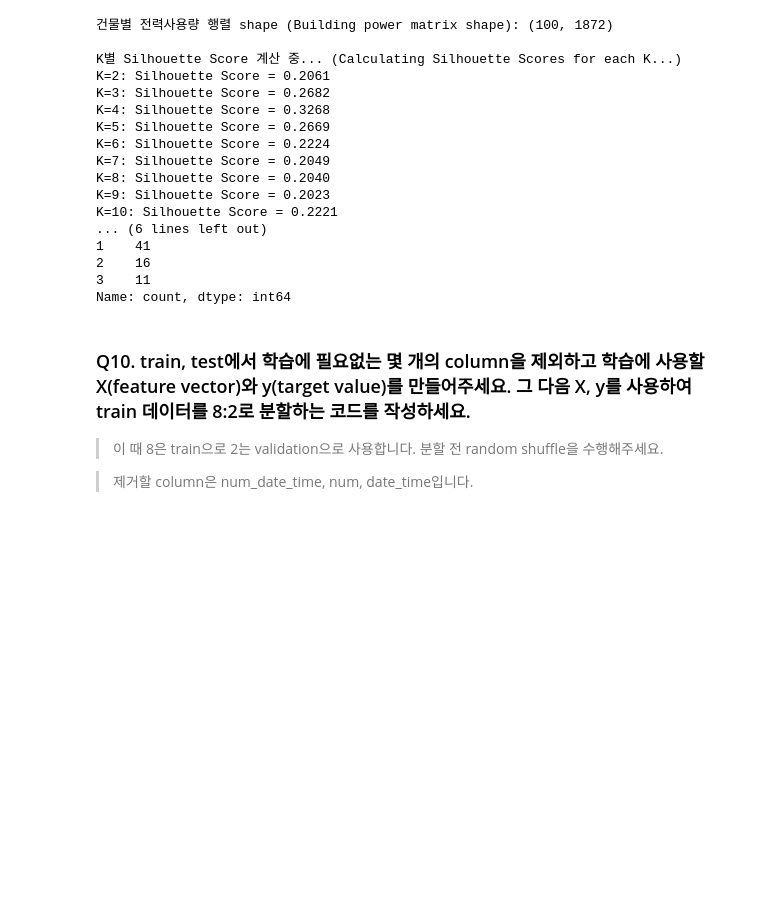
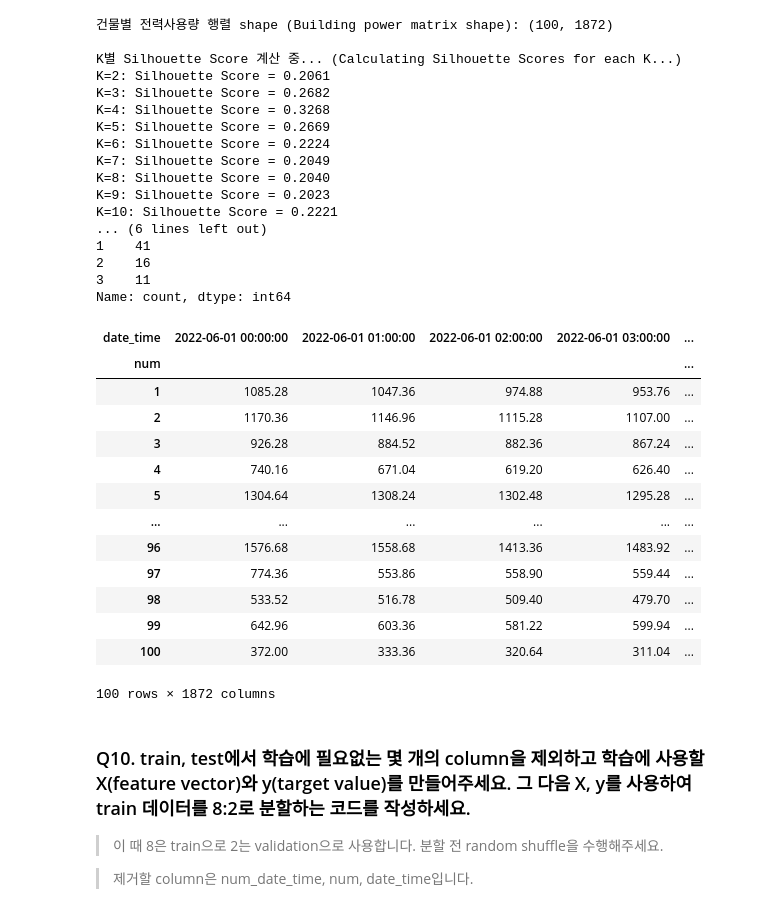
Before and after one commit to jkc4416/hd_ai_competency_assessment, a Jupyter notebook: ai_ml_programming_test_prob/past_exam_questions/2023/ai_competency_assessment_past_exam_2023.ipynb, the cells around one changed output. Cells and saved outputs as stored; diff of their text form; code cells hidden in the pictures; blank space fills up the shorter version.

```diff
--- a/ai_ml_programming_test_prob/past_exam_questions/2023/ai_competency_assessment_past_exam_2023.ipynb
+++ b/ai_ml_programming_test_prob/past_exam_questions/2023/ai_competency_assessment_past_exam_2023.ipynb
@@ -873,6 +873,28 @@ K=10: Silhouette Score = 0.2221
 2    16
 3    11
 Name: count, dtype: int64
+# %%
+train.pivot_table(
+    index=num_col,
+    columns=date_col,
+    values=target_col,
+    aggfunc="mean"
+)
+# %% [output]
+| date_time | 2022-06-01 00:00:00 | 2022-06-01 01:00:00 | 2022-06-01 02:00:00 | 2022-06-01 03:00:00 | ... |
+| num |  |  |  |  | ... |
+| 1 | 1085.28 | 1047.36 | 974.88 | 953.76 | ... |
+| 2 | 1170.36 | 1146.96 | 1115.28 | 1107.00 | ... |
+| 3 | 926.28 | 884.52 | 882.36 | 867.24 | ... |
+| 4 | 740.16 | 671.04 | 619.20 | 626.40 | ... |
+| 5 | 1304.64 | 1308.24 | 1302.48 | 1295.28 | ... |
+| ... | ... | ... | ... | ... | ... |
+| 96 | 1576.68 | 1558.68 | 1413.36 | 1483.92 | ... |
+| 97 | 774.36 | 553.86 | 558.90 | 559.44 | ... |
+| 98 | 533.52 | 516.78 | 509.40 | 479.70 | ... |
+| 99 | 642.96 | 603.36 | 581.22 | 599.94 | ... |
+| 100 | 372.00 | 333.36 | 320.64 | 311.04 | ... |
+100 rows × 1872 columns
 # %% [markdown]
 ### Q10. train, test에서 학습에 필요없는 몇 개의 column을 제외하고 학습에 사용할 X(feature vector)와 y(target value)를 만들어주세요. 그 다음 X, y를 사용하여 train 데이터를 8:2로 분할하는 코드를 작성하세요.
 
```
Also changed, not shown: parts of 5 cells of this notebook.
